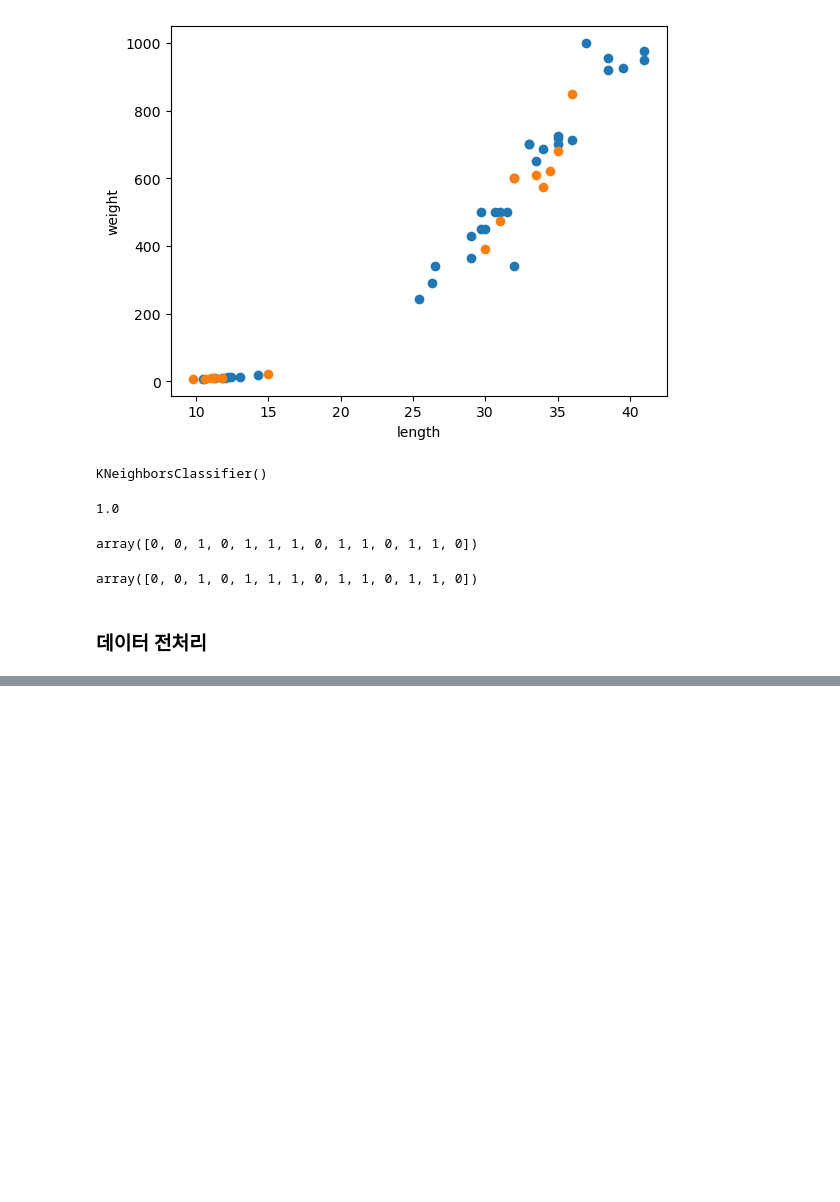
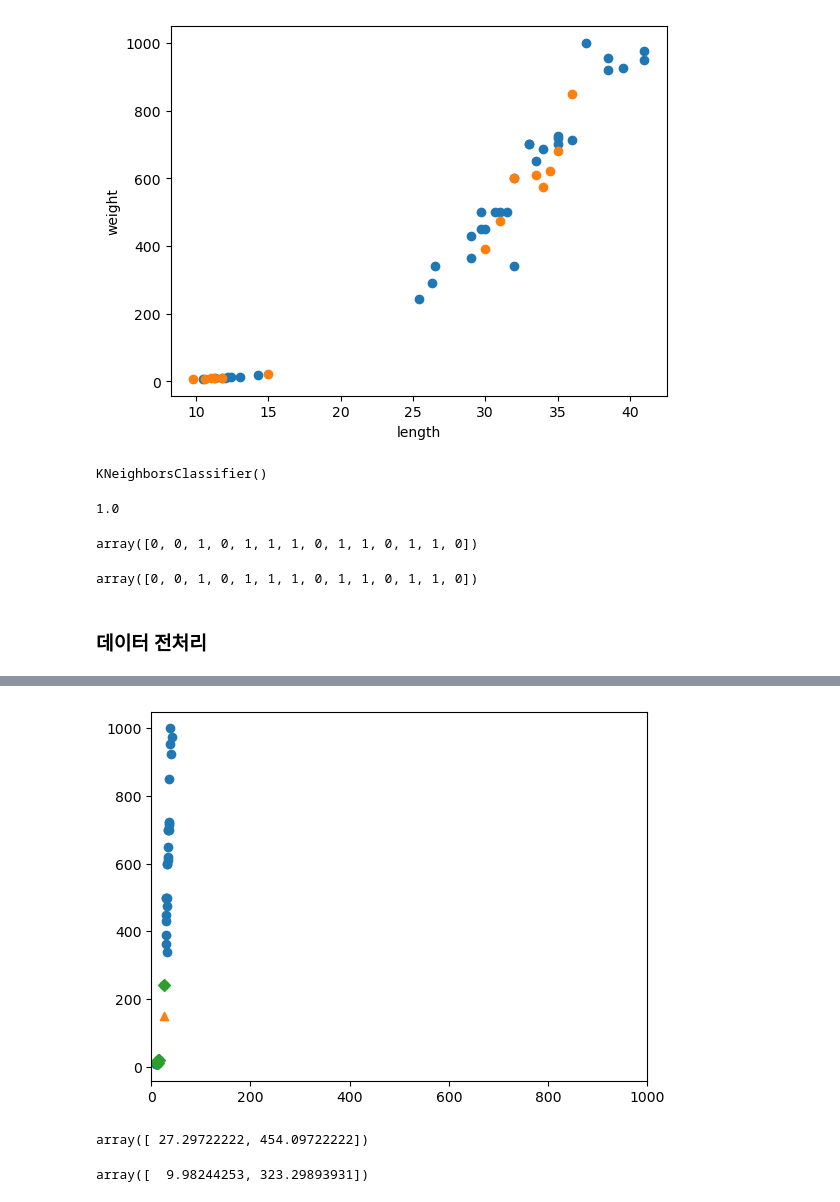
Before and after one commit to hojimint/na_hon_gong, a Jupyter notebook: Chapter02.ipynb, the cells around one changed output, grey strips where cells are left out. Saved outputs shown, nothing was run; the diff lists cells and outputs as text; code cells hidden in the pictures; blank space fills up the shorter version.

```diff
--- a/Chapter02.ipynb
+++ b/Chapter02.ipynb
@@ -134,0 +249,10 @@ array([0, 0, 1, 0, 1, 1, 1, 0, 1, 1, 0, 1, 1, 0])
+# %%
+plt.scatter(train_input[:,0],train_input[:,1])
+plt.scatter(25, 150, marker = '^')
+plt.scatter(train_input[indexes,0], train_input[indexes,1], marker='D')
+plt.xlim((0,1000))
+plt.xlabel = ('length')
+plt.ylabel = ('weight')
+plt.show()
+# %% [output]
+[figure, added]
@@ -134,0 +262,8 @@ array([0, 0, 1, 0, 1, 1, 1, 0, 1, 1, 0, 1, 1, 0])
+# %%
+mean
+# %% [output]
+array([ 27.29722222, 454.09722222])
+# %%
+std
+# %% [output]
+array([  9.98244253, 323.29893931])
```
Also changed, not shown: parts of 33 cells of this notebook.
